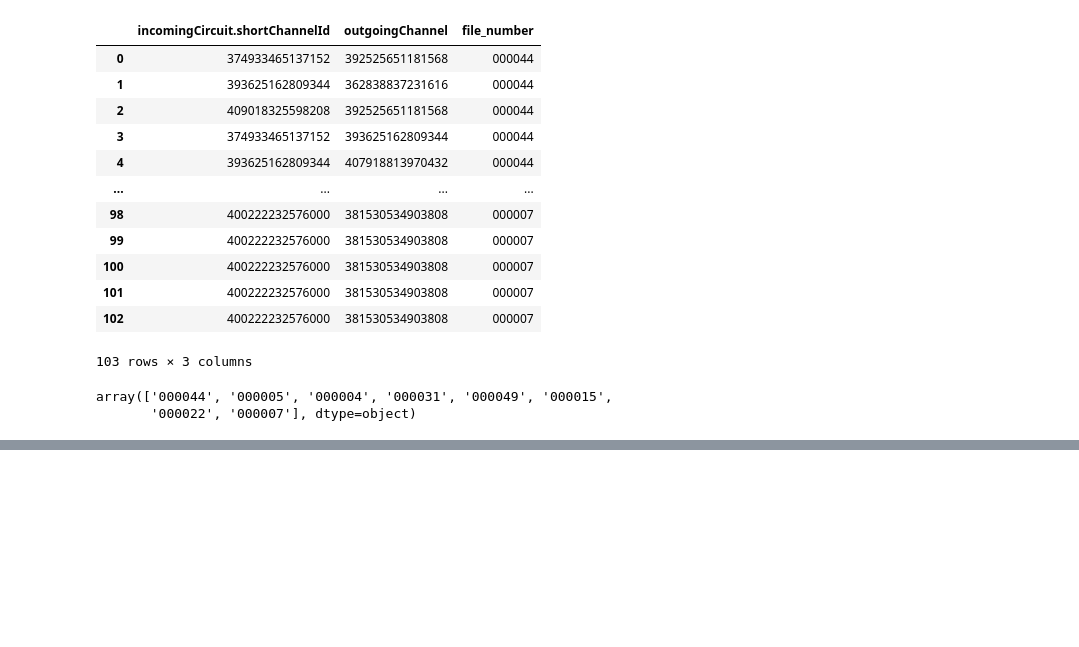
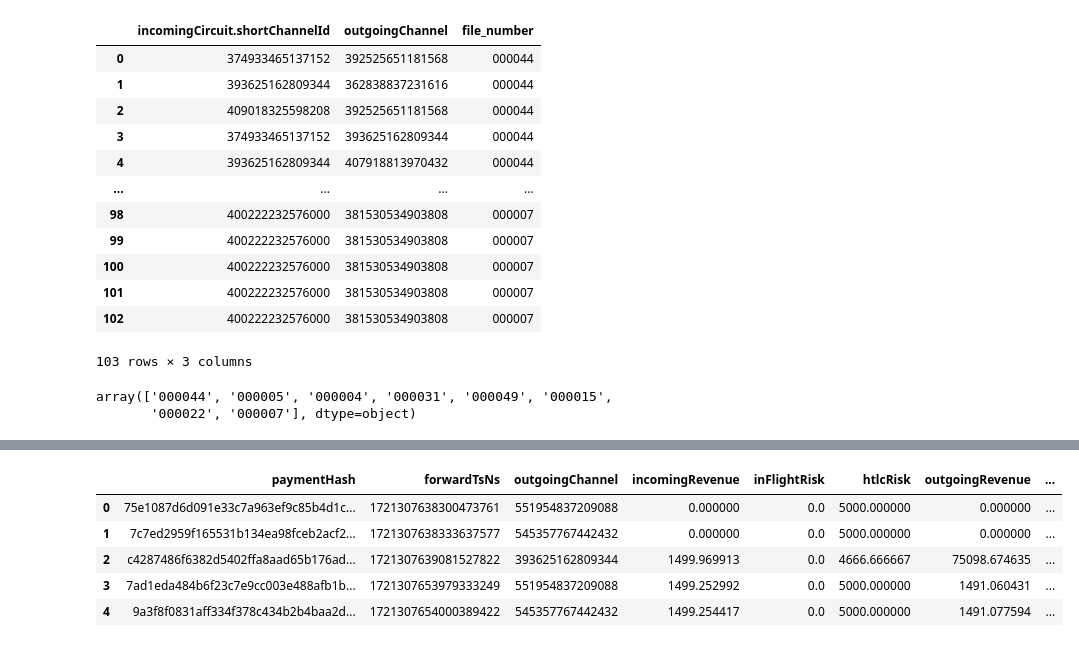
Before and after one commit to ClaraShk/JamAttackEval, a Jupyter notebook: Reputation Check.ipynb, the cells around one changed output, grey strips where cells are left out. Saved outputs shown, nothing was run; the diff lists cells and outputs as text; code cells hidden in the pictures; blank space fills up the shorter version.

Commit message:
single channel jam check with new file structure

```diff
--- a/Reputation Check.ipynb
+++ b/Reputation Check.ipynb
@@ -98,0 +182,19 @@ array(['374933465137152', '393625162809344', '409018325598208',
+# %%
+file_path = 'results_Jul22/0/thresholds.json'
+
+# Load the JSON file
+with open(file_path, 'r') as file:
+    data = json.load(file)
+
+# Create a DataFrame from the 'htlcs' list
+df = pd.json_normalize(data['htlcs'])
+
+# Display the DataFrame
+df.head()
+# %% [output]
+|  | paymentHash | forwardTsNs | outgoingChannel | incomingRevenue | inFlightRisk | htlcRisk | outgoingRevenue | ... |
+| 0 | 75e1087d6d091e33c7a963ef9c85b4d1c... | 1721307638300473761 | 551954837209088 | 0.000000 | 0.0 | 5000.000000 | 0.000000 | ... |
+| 1 | 7c7ed2959f165531b134ea98fceb2acf2... | 1721307638333637577 | 545357767442432 | 0.000000 | 0.0 | 5000.000000 | 0.000000 | ... |
+| 2 | c4287486f6382d5402ffa8aad65b176ad... | 1721307639081527822 | 393625162809344 | 1499.969913 | 0.0 | 4666.666667 | 75098.674635 | ... |
+| 3 | 7ad1eda484b6f23c7e9cc003e488afb1b... | 1721307653979333249 | 551954837209088 | 1499.252992 | 0.0 | 5000.000000 | 1491.060431 | ... |
+| 4 | 9a3f8f0831aff334f378c434b2b4baa2d... | 1721307654000389422 | 545357767442432 | 1499.254417 | 0.0 | 5000.000000 | 1491.077594 | ... |
```
Also changed, not shown: parts of 7 cells of this notebook.
